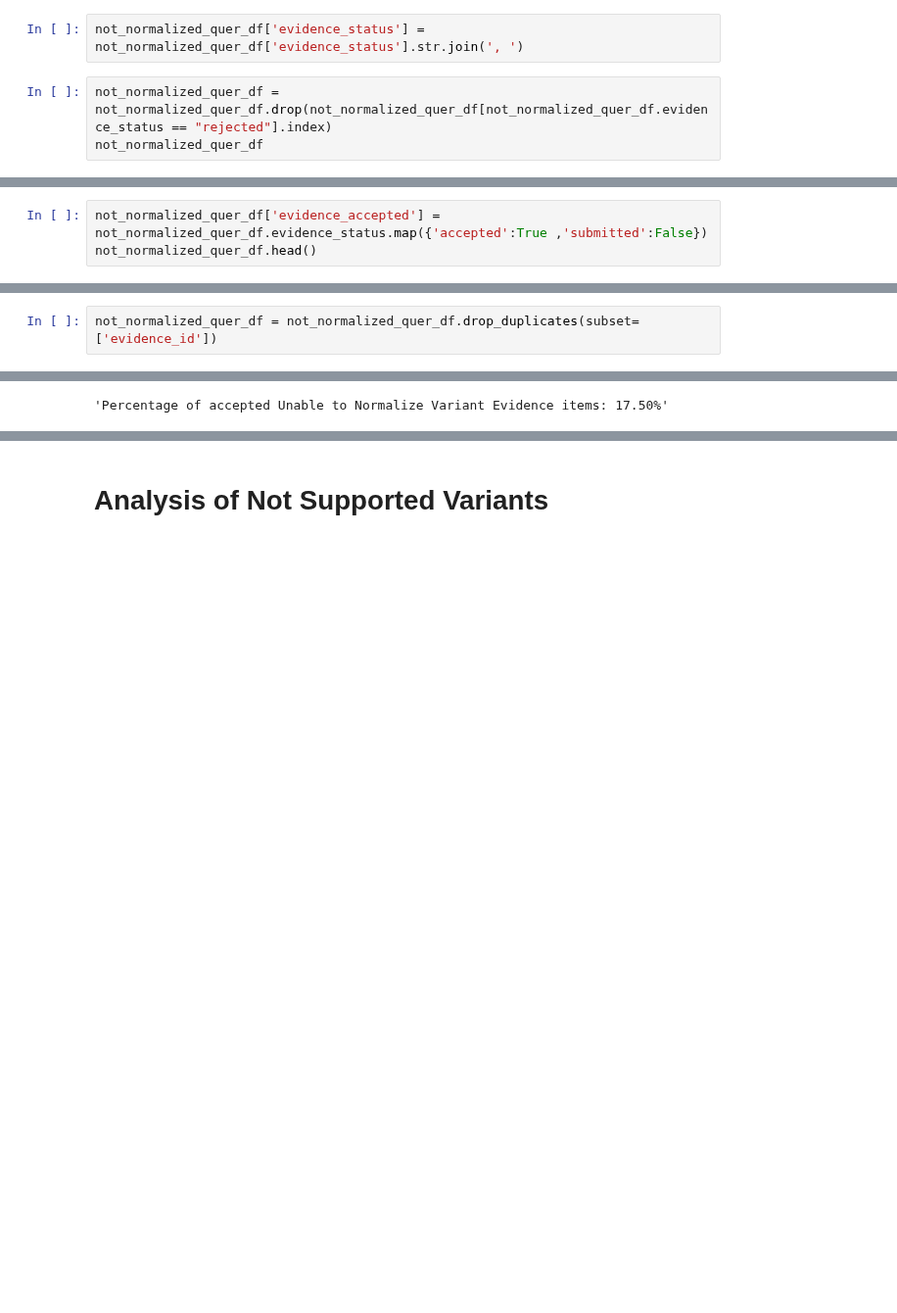
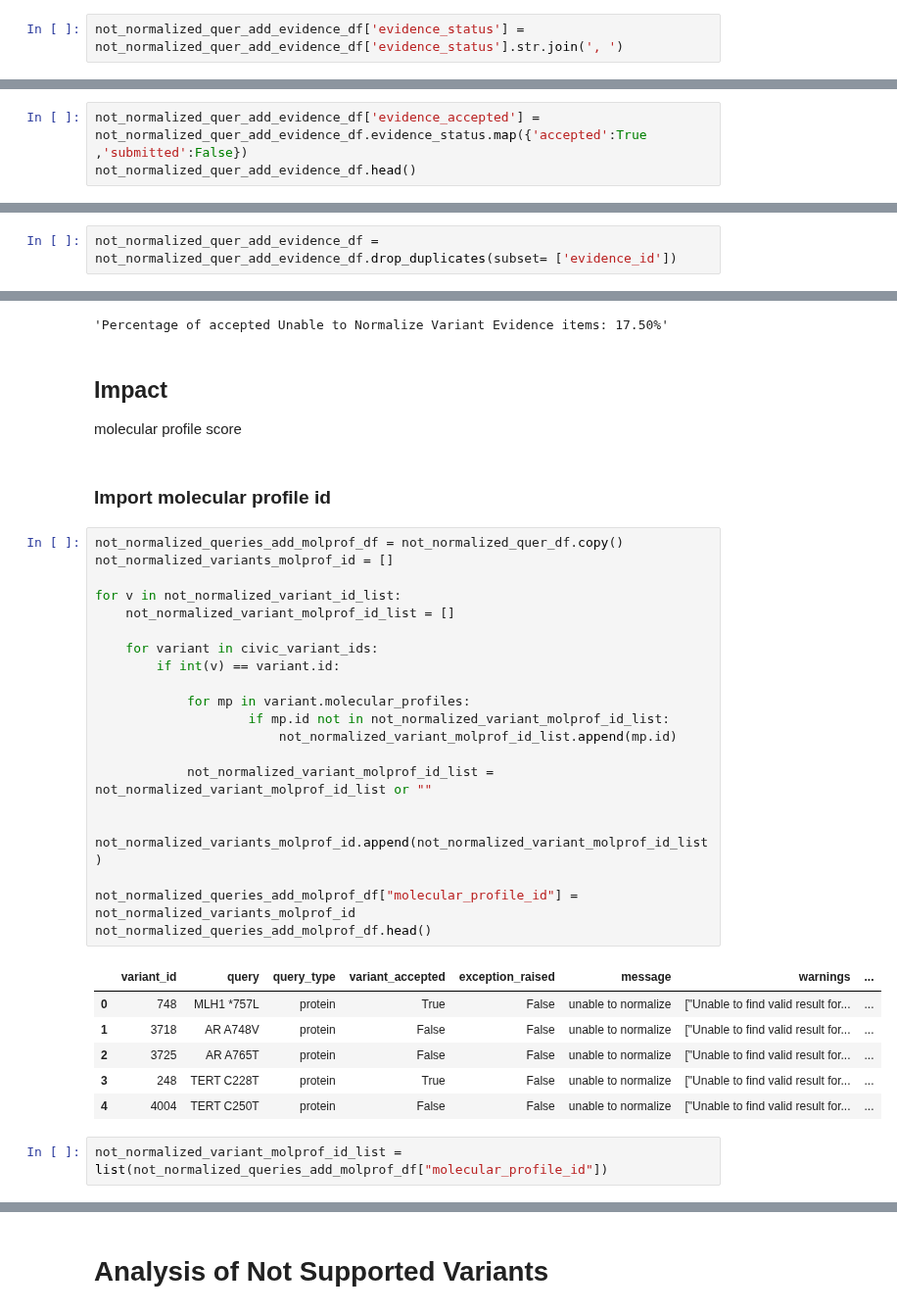
Before and after one commit to cancervariants/variation-normalization, a Jupyter notebook: notebooks/analysis/civic/civic_evidence_analysis.ipynb, the cells around one changed output, grey strips where cells are left out. Shown at 98% size. Cells and saved outputs as stored; diff of their text form; blank space fills up the shorter version.

Commit message:
Remove rejected evidence items from analysis, change not accepted evidence labels to submitted, add impact score, add summary table descriptions

```diff
--- a/notebooks/analysis/civic/civic_evidence_analysis.ipynb
+++ b/notebooks/analysis/civic/civic_evidence_analysis.ipynb
@@ -443,5 +538,2 @@ not_normalized_quer_df
 # %%
-not_normalized_quer_df['evidence_status'] = not_normalized_quer_df['evidence_status'].str.join(', ')
+not_normalized_quer_add_evidence_df['evidence_status'] = not_normalized_quer_add_evidence_df['evidence_status'].str.join(', ')
-# %%
-not_normalized_quer_df = not_normalized_quer_df.drop(not_normalized_quer_df[not_normalized_quer_df.evidence_status == "rejected"].index)
-not_normalized_quer_df
@@ -475,8 +570,8 @@ f"Percentage of Unable to Normalize Variant Evidence items in CIViC: {not_normal
 # %% [output]
 'Percentage of Unable to Normalize Variant Evidence items in CIViC: 0.82%'
 # %%
-not_normalized_quer_df['evidence_accepted'] = not_normalized_quer_df.evidence_status.map({'accepted':True ,'submitted':False})
-not_normalized_quer_df.head()
+not_normalized_quer_add_evidence_df['evidence_accepted'] = not_normalized_quer_add_evidence_df.evidence_status.map({'accepted':True ,'submitted':False})
+not_normalized_quer_add_evidence_df.head()
 # %% [output]
 |  | variant_id | query | query_type | variant_accepted | exception_raised | message | warnings | evidence_id | ... |
 | 0 | 748 | MLH1 *757L | protein | True | False | unable to normalize | ["Unable to find valid result for... | 1812 | ... |
@@ -485,5 +580,5 @@ not_normalized_quer_df.head()
 | 3 | 248 | TERT C228T | protein | True | False | unable to normalize | ["Unable to find valid result for... | 655 | ... |
 | 3 | 248 | TERT C228T | protein | True | False | unable to normalize | ["Unable to find valid result for... | 1646 | ... |
 # %%
-not_normalized_quer_df = not_normalized_quer_df.drop_duplicates(subset= ['evidence_id'])
+not_normalized_quer_add_evidence_df = not_normalized_quer_add_evidence_df.drop_duplicates(subset= ['evidence_id'])
 # %%
@@ -515,3 +610,37 @@ percentage_accepted_evidences_not_normalized_variants = "{:.2f}".format(number_a
 f"Percentage of accepted Unable to Normalize Variant Evidence items: {percentage_accepted_evidences_not_normalized_variants}"
 # %% [output]
 'Percentage of accepted Unable to Normalize Variant Evidence items: 17.50%'
+# %% [markdown]
+## Impact
+molecular profile score
+# %% [markdown]
+### Import molecular profile id
+# %%
+not_normalized_queries_add_molprof_df = not_normalized_quer_df.copy()
+not_normalized_variants_molprof_id = []
+
+for v in not_normalized_variant_id_list:
+    not_normalized_variant_molprof_id_list = []
+
+    for variant in civic_variant_ids:
+        if int(v) == variant.id:
+
+            for mp in variant.molecular_profiles:
+                    if mp.id not in not_normalized_variant_molprof_id_list:
+                        not_normalized_variant_molprof_id_list.append(mp.id)
+
+            not_normalized_variant_molprof_id_list = not_normalized_variant_molprof_id_list or ""
+
+    not_normalized_variants_molprof_id.append(not_normalized_variant_molprof_id_list)
+
+not_normalized_queries_add_molprof_df["molecular_profile_id"] = not_normalized_variants_molprof_id
+not_normalized_queries_add_molprof_df.head()
+# %% [output]
+|  | variant_id | query | query_type | variant_accepted | exception_raised | message | warnings | ... |
+| 0 | 748 | MLH1 *757L | protein | True | False | unable to normalize | ["Unable to find valid result for... | ... |
+| 1 | 3718 | AR A748V | protein | False | False | unable to normalize | ["Unable to find valid result for... | ... |
+| 2 | 3725 | AR A765T | protein | False | False | unable to normalize | ["Unable to find valid result for... | ... |
+| 3 | 248 | TERT C228T | protein | True | False | unable to normalize | ["Unable to find valid result for... | ... |
+| 4 | 4004 | TERT C250T | protein | False | False | unable to normalize | ["Unable to find valid result for... | ... |
+# %%
+not_normalized_variant_molprof_id_list = list(not_normalized_queries_add_molprof_df["molecular_profile_id"])
```
Also changed, not shown: parts of 104 cells of this notebook.
